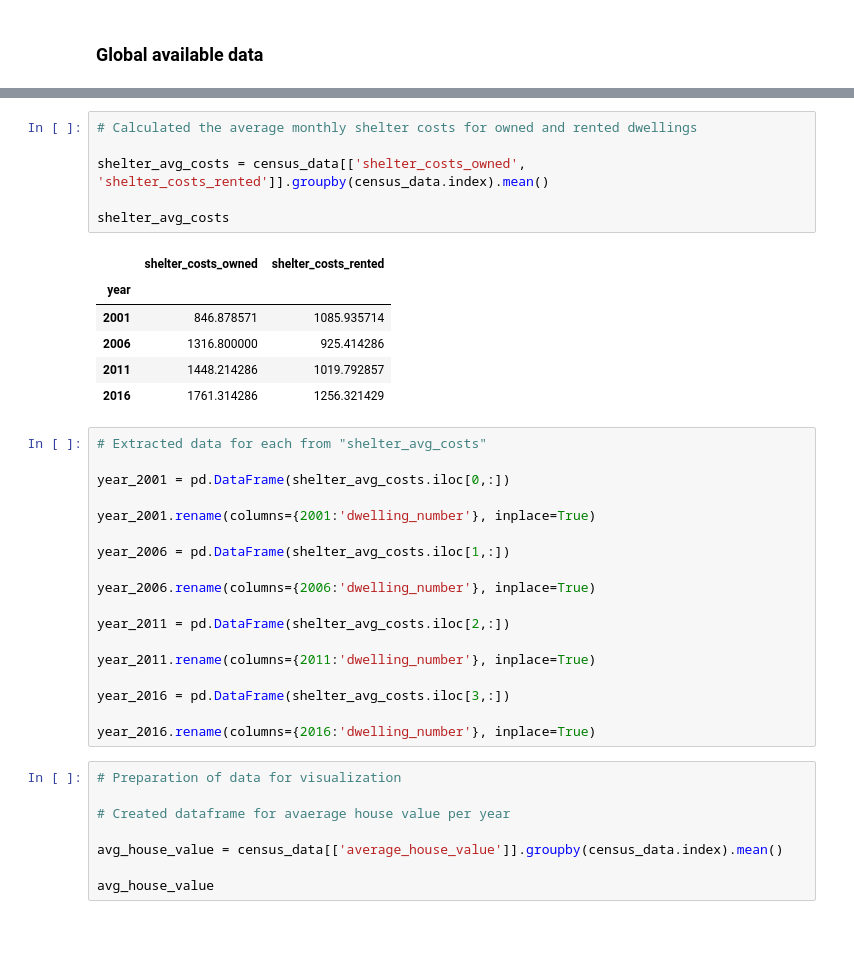
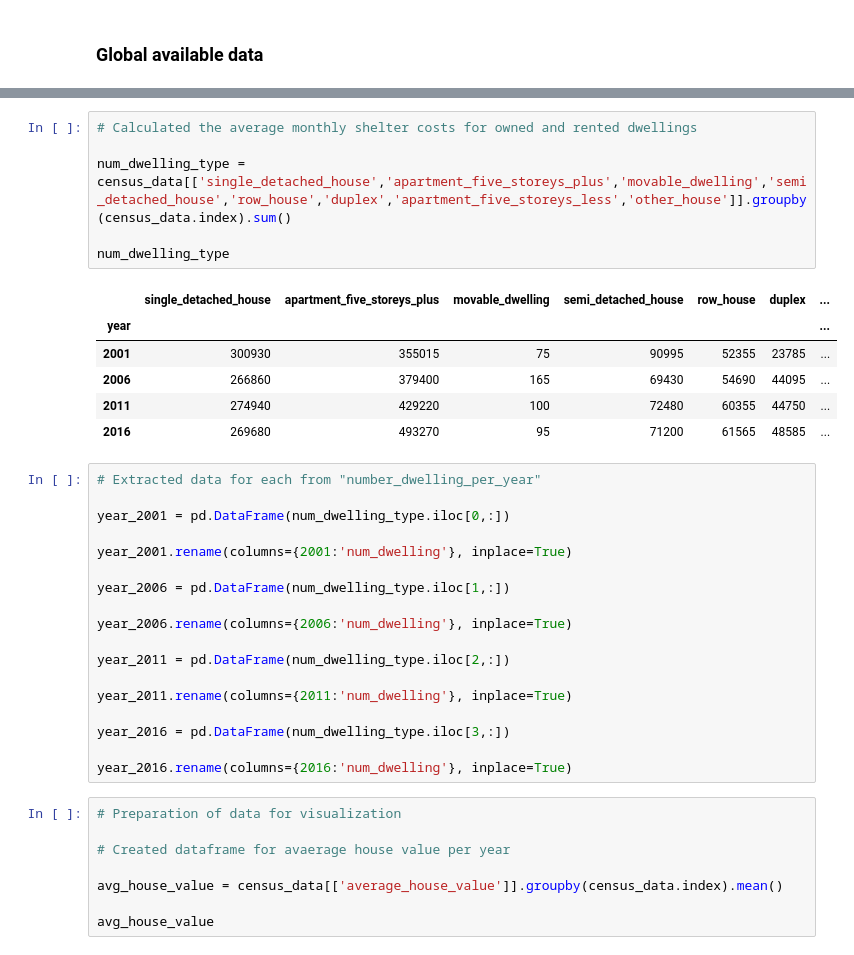
Before and after one commit to AdoboPeanuts/PyViz_Homework, a Jupyter notebook: PyViz/dashboard.ipynb, the cells around one changed output, grey strips where cells are left out. Cells and saved outputs as stored; diff of their text form.

```diff
--- a/PyViz/dashboard.ipynb
+++ b/PyViz/dashboard.ipynb
@@ -124,34 +125,34 @@ combined_df.head()
 # %%
 # Calculated the average monthly shelter costs for owned and rented dwellings
 
-shelter_avg_costs = census_data[['shelter_costs_owned', 'shelter_costs_rented']].groupby(census_data.index).mean()
+num_dwelling_type = census_data[['single_detached_house','apartment_five_storeys_plus','movable_dwelling','semi_detached_house','row_house','duplex','apartment_five_storeys_less','other_house']].groupby(census_data.index).sum()
 
-shelter_avg_costs
+num_dwelling_type
 # %% [output]
-|  | shelter_costs_owned | shelter_costs_rented |
-| year |  |  |
-| 2001 | 846.878571 | 1085.935714 |
-| 2006 | 1316.800000 | 925.414286 |
-| 2011 | 1448.214286 | 1019.792857 |
-| 2016 | 1761.314286 | 1256.321429 |
+|  | single_detached_house | apartment_five_storeys_plus | movable_dwelling | semi_detached_house | row_house | duplex | ... |
+| year |  |  |  |  |  |  | ... |
+| 2001 | 300930 | 355015 | 75 | 90995 | 52355 | 23785 | ... |
+| 2006 | 266860 | 379400 | 165 | 69430 | 54690 | 44095 | ... |
+| 2011 | 274940 | 429220 | 100 | 72480 | 60355 | 44750 | ... |
+| 2016 | 269680 | 493270 | 95 | 71200 | 61565 | 48585 | ... |
 # %%
-# Extracted data for each from "shelter_avg_costs"
+# Extracted data for each from "number_dwelling_per_year"
 
-year_2001 = pd.DataFrame(shelter_avg_costs.iloc[0,:])
+year_2001 = pd.DataFrame(num_dwelling_type.iloc[0,:])
 
-year_2001.rename(columns={2001:'dwelling_number'}, inplace=True)
+year_2001.rename(columns={2001:'num_dwelling'}, inplace=True)
 
-year_2006 = pd.DataFrame(shelter_avg_costs.iloc[1,:])
+year_2006 = pd.DataFrame(num_dwelling_type.iloc[1,:])
 
-year_2006.rename(columns={2006:'dwelling_number'}, inplace=True)
+year_2006.rename(columns={2006:'num_dwelling'}, inplace=True)
 
-year_2011 = pd.DataFrame(shelter_avg_costs.iloc[2,:])
+year_2011 = pd.DataFrame(num_dwelling_type.iloc[2,:])
 
-year_2011.rename(columns={2011:'dwelling_number'}, inplace=True)
+year_2011.rename(columns={2011:'num_dwelling'}, inplace=True)
 
-year_2016 = pd.DataFrame(shelter_avg_costs.iloc[3,:])
+year_2016 = pd.DataFrame(num_dwelling_type.iloc[3,:])
 
-year_2016.rename(columns={2016:'dwelling_number'}, inplace=True)
+year_2016.rename(columns={2016:'num_dwelling'}, inplace=True)
 # %%
 # Preparation of data for visualization
 
```
Also changed, not shown: parts of 10 cells of this notebook.
